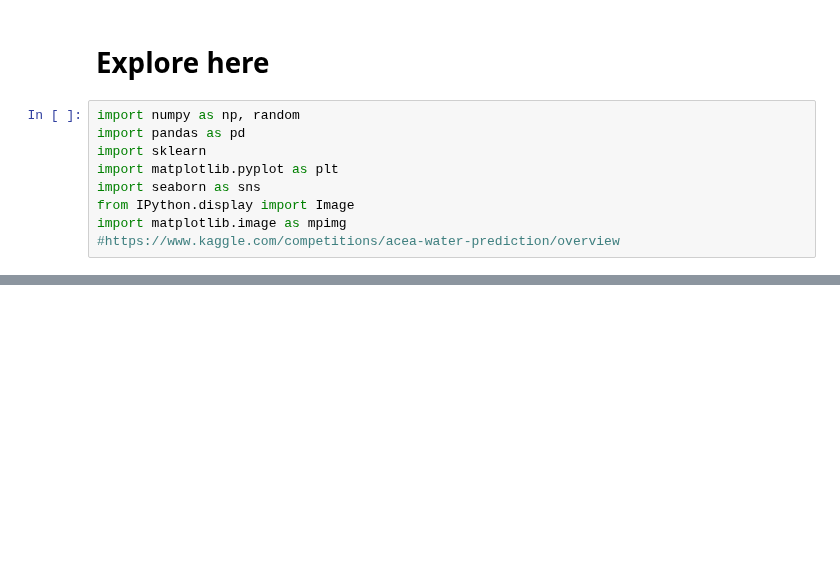
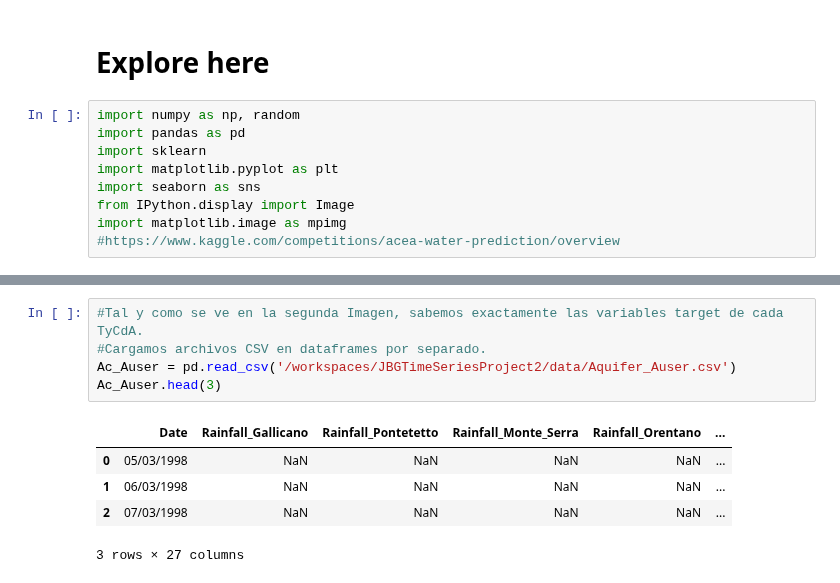
Before and after one commit to JosBerGon34/4GA.DataScience, a Jupyter notebook: src/explore.ipynb, the cells around one changed output, grey strips where cells are left out. Cells and saved outputs as stored; diff of their text form; blank space fills up the shorter version.

```diff
--- a/src/explore.ipynb
+++ b/src/explore.ipynb
@@ -34,0 +37,11 @@ Ma_Amiata, Ma_MadonnaDiCanneto, Ma_Lupa, L_Bilancino, R_Arno.
+# %%
+#Tal y como se ve en la segunda Imagen, sabemos exactamente las variables target de cada TyCdA.
+#Cargamos archivos CSV en dataframes por separado.
+Ac_Auser = pd.read_csv('/workspaces/JBGTimeSeriesProject2/data/Aquifer_Auser.csv')
+Ac_Auser.head(3)
+# %% [output]
+|  | Date | Rainfall_Gallicano | Rainfall_Pontetetto | Rainfall_Monte_Serra | Rainfall_Orentano | ... |
+| 0 | 05/03/1998 | NaN | NaN | NaN | NaN | ... |
+| 1 | 06/03/1998 | NaN | NaN | NaN | NaN | ... |
+| 2 | 07/03/1998 | NaN | NaN | NaN | NaN | ... |
+3 rows × 27 columns
```
Also changed, not shown: parts of 10 cells of this notebook.
